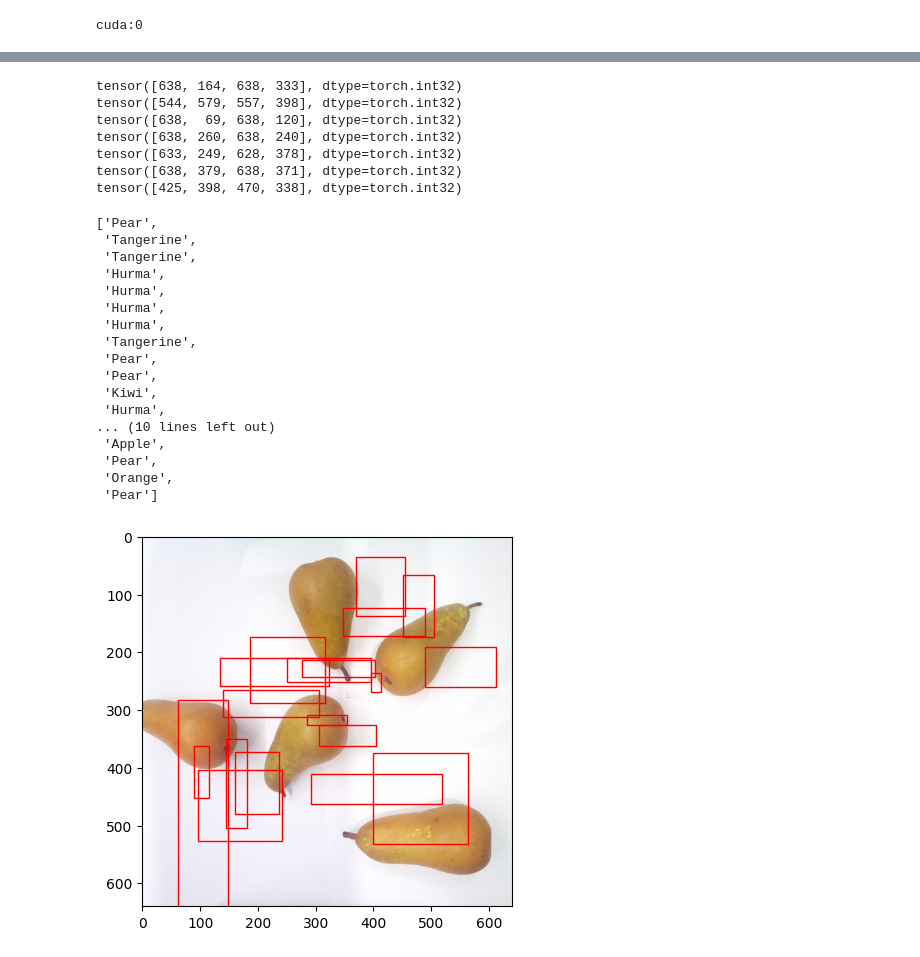
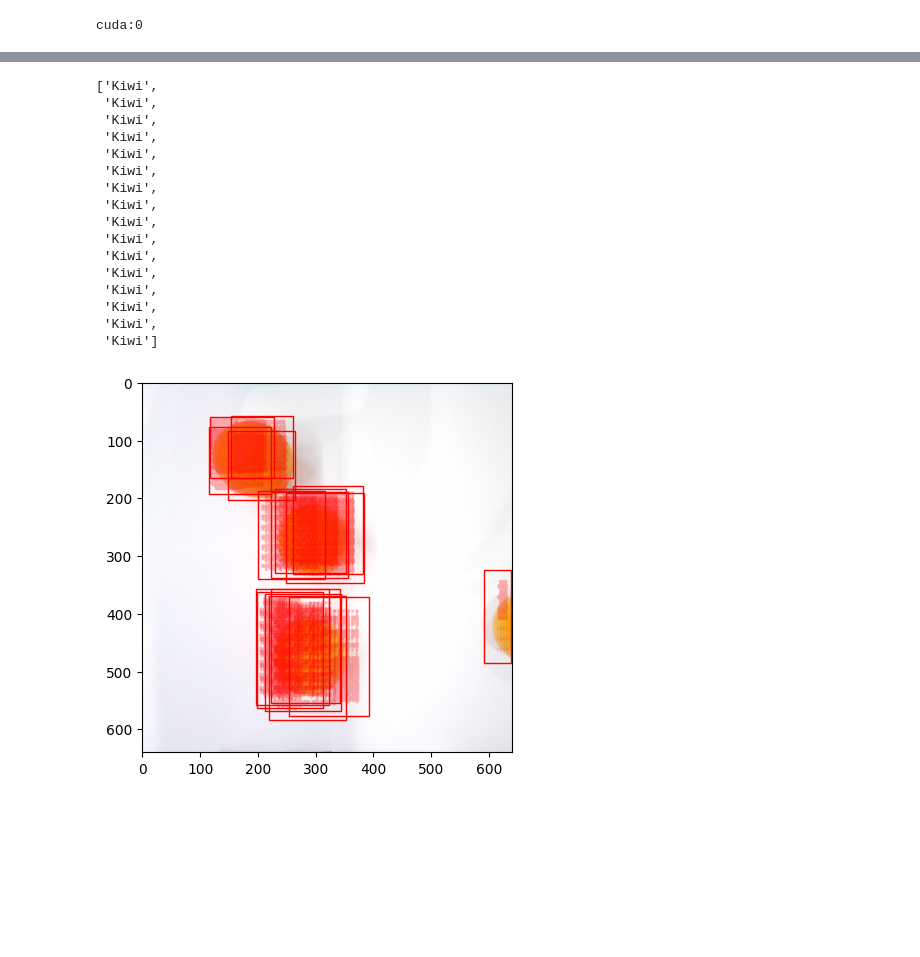
Before and after one commit to frznfrgg/fruit_detection, a Jupyter notebook: model.ipynb, the cells around one changed output, grey strips where cells are left out. Saved outputs shown, nothing was run; the diff lists cells and outputs as text; code cells hidden in the pictures; blank space fills up the shorter version.

Commit message:
dataset fixed
regressor works fine, but classifier and segmentator are still dead

```diff
--- a/model.ipynb
+++ b/model.ipynb
@@ -355,7 +375,7 @@ class SgmTrainer(SegmentHead):
         self.epo_train_losses = []
         self.epo_val_losses = []
 # %%
-def get_GT_of_bbox(bbox, GT_bboxes, GT_labels, overlap=0.4):
+def get_GT_of_bbox(bbox, GT_bboxes, GT_labels, overlap=0.3):
     '''
     computing ground truth labels of given bbox in original image cordinates
     '''
@@ -498,6 +518,7 @@ class Segment:
         bboxes_GT = []
         small_bboxes_ind = []
 
+        # переходим в большие координаты
         image_boxes = self.image_bbox_cords(sample_boxes)
         for ind, image_box in enumerate(image_boxes):
             GT_label, GT_bbox = get_GT_of_bbox(image_box, GT_bboxes, GT_labels)
@@ -515,6 +536,7 @@ class Segment:
         # истинные метки классов всех ancor_box
         ancor_boxes_GT_labels = torch.tensor(ancor_boxes_GT_labels)
         ancor_boxes_GT_labels = one_hot(ancor_boxes_GT_labels, num_classes=DETECTION_CLASSES+1)
+
 
         # positions в координатах признаков
         sample, boxes_features, verdict = self.spine_to_classifier(image,
@@ -555,7 +577,6 @@ class Segment:
 
     # вызываем train_step для всех элементов датасета
     def train(self, train_dataset, val_dataset, epoches=1):
-
         for epo in tqdm(range(epoches)):
             for image, targets in train_dataset:
                 self.train_step(image, targets, mode='train')
@@ -673,6 +694,13 @@ class Segment:
             GT_masks[ind, GT_labels[ind]-1, :, :] = resize(raw_mask)
 
         return GT_masks
+
+    def to(self, device):
+        self.device = device
+        self.spine.to(device)
+        self.classifier.to(device)
+        self.regressor.to(device)
+        self.segmentator.to(device)
 # %%
 def DICE(pred, target):
     smooth = 1.0
@@ -695,8 +723,8 @@ print(device)
 spine = Spine(vgg16_bn(weights = VGG16_BN_Weights.IMAGENET1K_V1)).to(device)
 
 
-# class_weights = torch.tensor([0.1, 1.0, 1.0, 1.0, 1.0, 1.0, 1.0]).to(device)
-classifier_criterion = torch.nn.BCELoss()
+class_weights = torch.tensor([0.1, 1.0, 1.0, 1.0, 1.0, 1.0, 1.0]).to(device)
+classifier_criterion = torch.nn.BCELoss(weight = class_weights)
 
 classifier = ClsTrainer(lr = 0.001, criterion = classifier_criterion).to(device)
 
@@ -719,7 +747,7 @@ args = {
 
 RCNN = Segment(**args)
 # %%
-RCNN.train(train_dataset, val_dataset, epoches=20)
+RCNN.train(train_dataset, val_dataset, epoches=10)
 # %%
 def show_losses(RCNN):
     plt.figure(1)
@@ -751,5 +779,7 @@ show_losses(RCNN)
 # %%
-verdict, sample_boxes, sampled_masks = RCNN(val_dataset[0][0])
+image_ind = 1
+RCNN.to('cpu')
+verdict, sample_boxes, sampled_masks = RCNN(val_dataset[image_ind][0])
 # %%
 sample_boxes.shape, verdict.shape, sampled_masks.shape
 # %% [output]
@@ -757,7 +787,7 @@ sample_boxes.shape, verdict.shape, sampled_masks.shape
 # %%
 import matplotlib.patches as patches
 
-image = torch.permute(val_dataset[0][0], (1,2,0))
+image = torch.permute(val_dataset[image_ind][0], (1,2,0))
 
 
 raw_masks = sampled_masks[torch.arange(sampled_masks.size(0)),verdict-1, :,:]
@@ -768,61 +798,53 @@ rects = []
 alpha = 0.3
 for label, bbox, mask in zip((verdict-1).cpu(), (sample_boxes*16).int().cpu(), raw_masks.cpu()):
     try:
-        resize = transforms.Resize(((int(bbox[2])-int(bbox[0])), int(bbox[3])-int(bbox[1])))
+        resize = transforms.Resize((int(bbox[2])-int(bbox[0]), (int(bbox[3])-int(bbox[1]))))
         scaled_mask = resize(torch.unsqueeze(mask, dim=0))[0]
         real_mask = torch.zeros_like(scaled_mask)
         real_mask[scaled_mask>0.5] = 1
 
         appled_mask = torch.zeros((640,640))
 
 
         appled_mask[bbox[0]:bbox[2], bbox[1]:bbox[3]] = real_mask
 
 
         image[appled_mask==1] = (1-alpha)*image[appled_mask==1] + alpha*torch.tensor([1.0, 0.0, 0.0])
 
-        rects.append(patches.Rectangle((bbox[0], bbox[1]), bbox[3]-bbox[1], bbox[2]-bbox[0], linewidth=1, edgecolor='r', facecolor='none'))
+        rects.append(patches.Rectangle((bbox[1], bbox[0]), bbox[3]-bbox[1], bbox[2]-bbox[0], linewidth=1, edgecolor='r', facecolor='none'))
     except:
         print(bbox)
 
 
 
 
 
 
 fig, ax = plt.subplots()
 
 ax.imshow(image)
 for rect in rects:
     ax.add_patch(rect)
 
 lst = []
 for label in verdict:
     lst.append(class_dict[label.item()])
 lst
 # %% [output]
-tensor([638, 164, 638, 333], dtype=torch.int32)
-tensor([544, 579, 557, 398], dtype=torch.int32)
-tensor([638,  69, 638, 120], dtype=torch.int32)
-tensor([638, 260, 638, 240], dtype=torch.int32)
-tensor([633, 249, 628, 378], dtype=torch.int32)
-tensor([638, 379, 638, 371], dtype=torch.int32)
-tensor([425, 398, 470, 338], dtype=torch.int32)
+['Kiwi',
+ 'Kiwi',
+ 'Kiwi',
+ 'Kiwi',
+ 'Kiwi',
+ 'Kiwi',
+ 'Kiwi',
+ 'Kiwi',
+ 'Kiwi',
+ 'Kiwi',
+ 'Kiwi',
+ 'Kiwi',
+ 'Kiwi',
+ 'Kiwi',
+ 'Kiwi',
+ 'Kiwi']
-['Pear',
- 'Tangerine',
- 'Tangerine',
- 'Hurma',
- 'Hurma',
- 'Hurma',
- 'Hurma',
- 'Tangerine',
- 'Pear',
- 'Pear',
- 'Kiwi',
- 'Hurma',
-... (10 lines left out)
- 'Apple',
- 'Pear',
- 'Orange',
- 'Pear']
-[figure, old version]
+[figure, new version]
```
Also changed, not shown: parts of 9 cells of this notebook.
